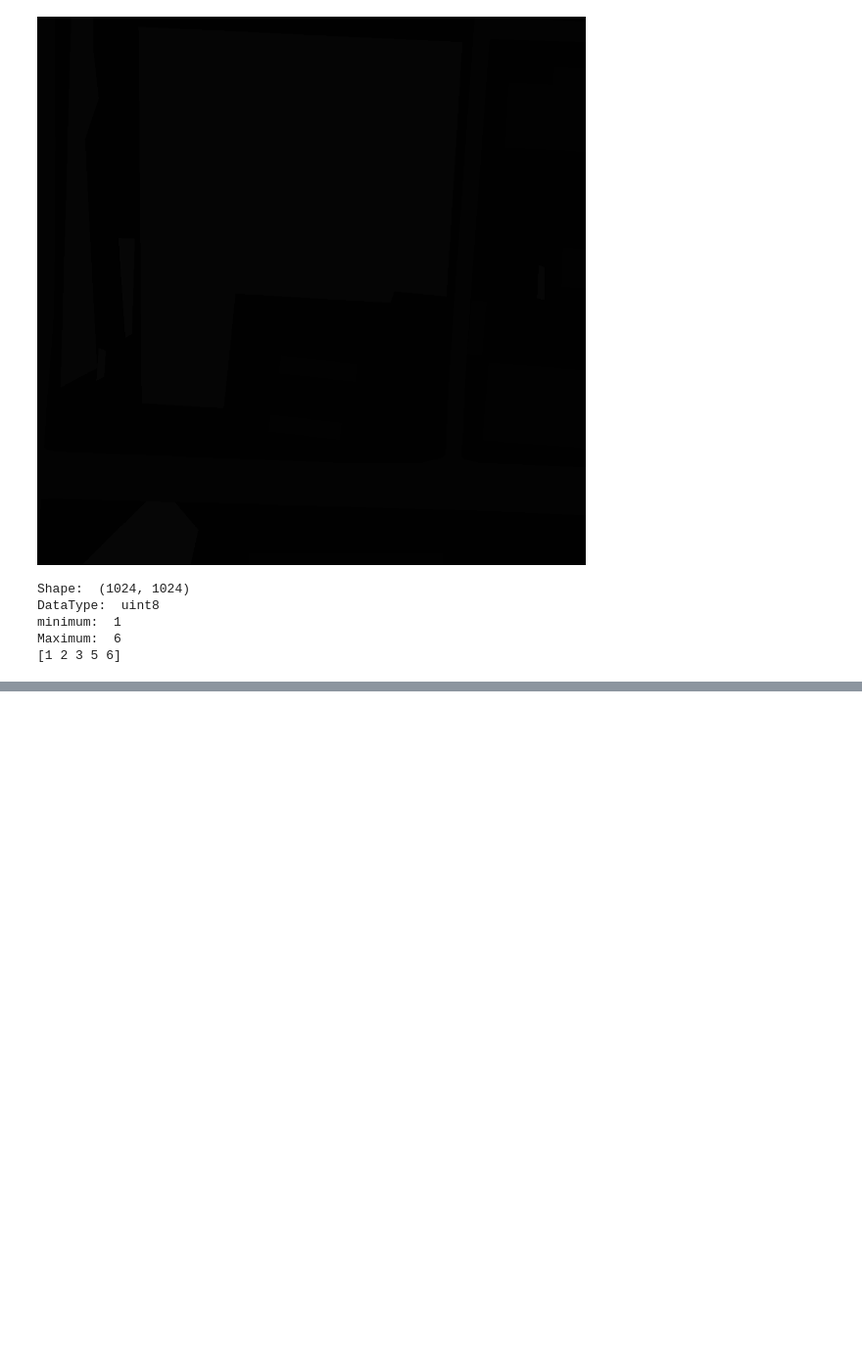
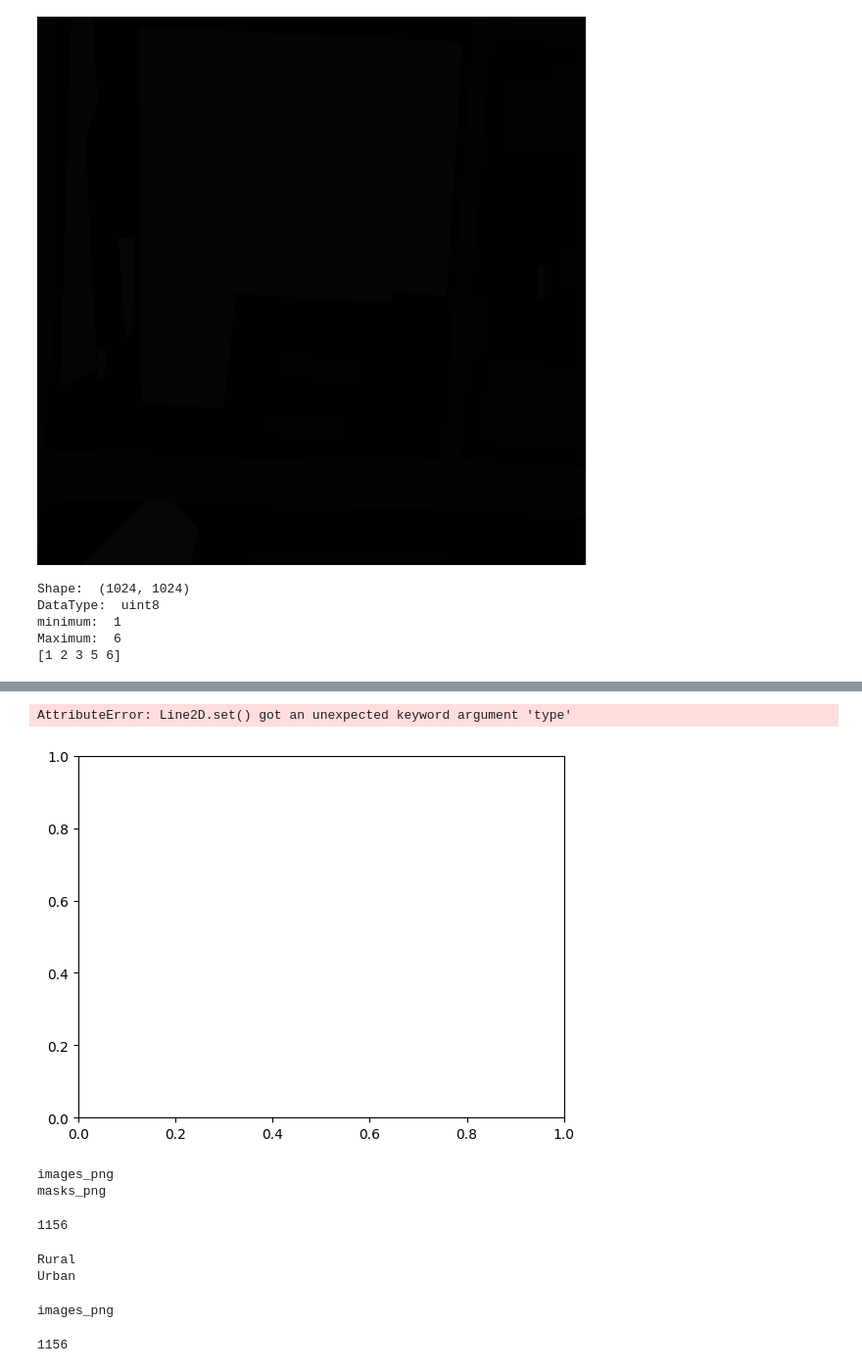
Before and after one commit to Pratik-1729/Change_detection, a Jupyter notebook: notebooks/01_dataset_exploration.ipynb, the cells around one changed output, grey strips where cells are left out. Shown at 98% size. Saved outputs shown, nothing was run; the diff lists cells and outputs as text; code cells hidden in the pictures; blank space fills up the shorter version.

```diff
--- a/notebooks/01_dataset_exploration.ipynb
+++ b/notebooks/01_dataset_exploration.ipynb
@@ -101,4 +101,13 @@ Maximum:  6
 from collections import Counter
 
 pixel_counter= Counter()
+
+for mask_paths in masks:
+    mask = np.array(Image.open(mask_paths))
+
+    values,counts = np.unique(mask,return_counts=True)
+
+    for v,c in zip(values,counts):
+        pixel_counter[int(v)] += int(c)
+print(pixel_counter)
 # %% [output]
@@ -111,0 +115,8 @@ pixel_counter= Counter()
+# %%
+# ...existing code...
+index = list(pixel_counter.keys())
+pixel_counter_df = pd.DataFrame.from_dict(pixel_counter, orient='index', columns=['pixel_count'])
+pixel_counter_df.index.name = 'class'
+pixel_counter_df = pixel_counter_df.sort_index()
+print(pixel_counter_df)
+# ...existing code...
@@ -111,0 +134,37 @@ pixel_counter= Counter()
+# %%
+pixel_counter_df.plot(kind='bar')
+# %% [output]
+AttributeError: Line2D.set() got an unexpected keyword argument 'type'
+[figure, added]
+# %%
+rural_Train_path = Train_path/"Rural"
+for folder in os.listdir(rural_Train_path):
+    print(folder)
+# %% [output]
+images_png
+masks_png
+# %%
+rural_Train_image_folder = Urban_path/"images_png"
+images = list(image_folder.glob('*.png'))
+print(len(images))
+# %% [output]
+1156
+# %%
+Test_path = LOVEDA_DIR/"Test"
+for folder in os.listdir(Test_path):
+    print(folder)
+# %% [output]
+Rural
+Urban
+# %%
+Urban_Test_path = Test_path/"Urban"
+for folder in os.listdir(Urban_Test_path):
+    print(folder)
+# %% [output]
+images_png
+# %%
+Urban_Test_image_folder = Urban_Test_path/"images_png"
+images = list(image_folder.glob('*.png'))
+print(len(images))
+# %% [output]
+1156
```
Also changed, not shown: parts of 2 cells of this notebook, 9 other files.
